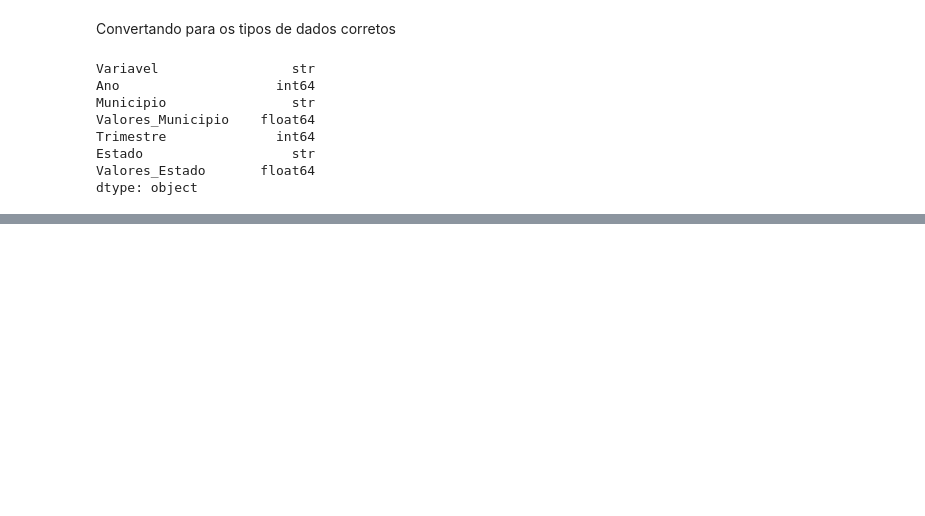
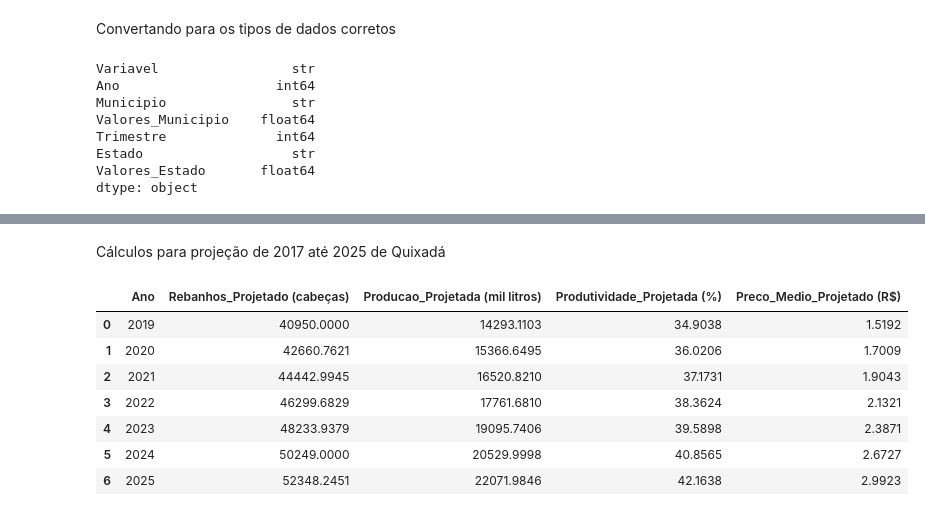
Before and after one commit to RogiRocz/leitcheros, a Jupyter notebook: notebook/dados.ipynb, the cells around one changed output, grey strips where cells are left out. Saved outputs shown, nothing was run; the diff lists cells and outputs as text; code cells hidden in the pictures; blank space fills up the shorter version.

Commit message:
feat: primeiros calculos de projeção

```diff
--- a/notebook/dados.ipynb
+++ b/notebook/dados.ipynb
@@ -259,0 +296,49 @@ df_metricas.to_json('metricas.json', orient='records', force_ascii=False, indent
+# %% [markdown]
+Cálculos para projeção de 2017 até 2025 de Quixadá
+# %%
+projecoes_produtividade = []
+ano_base = 2017
+anos_analise = df_media_e_percentual_trimestral['Ano'].unique()
+
+df_media_e_percentual_trimestral.sort_values('Ano')
+df_producao = df_media_e_percentual_trimestral[df_media_e_percentual_trimestral['Variavel'].str.contains('adquirido', case=False)]
+df_producao = df_producao.groupby(['Ano'])['Media_Anual'].mean()
+valor_inicial = df_producao.iloc[0]
+valor_final = df_producao.iloc[-1]
+cagr_producao = ((valor_final / valor_inicial) ** (1 / (len(anos_analise) - 1))) - 1
+
+df_preco = df_media_e_percentual_trimestral[df_media_e_percentual_trimestral['Variavel'].str.contains('preço médio', case=False)]
+df_preco = df_preco.groupby(['Ano'])['Media_Anual'].mean()
+valor_inicial = df_preco.iloc[0]
+valor_final = df_preco.iloc[-1]
+cagr_preco = ((valor_final / valor_inicial) ** (1 / (len(anos_analise) - 1))) - 1
+
+for ano in anos_analise:
+    t = ano - ano_base
+    rebanhos_proj = rebanho_estimado_2017 * ((1 + cagr) ** t)
+    producao_proj = qntd_produzida_leite * ((1 + cagr_producao) ** t)
+    produtivade_proj = producao_proj / rebanhos_proj
+    preco_medio_proj = media_valor_litro_leite * ((1 + cagr_preco) ** t)
+
+
+    produtividade_projetada = {
+        'Ano': ano,
+        'Rebanhos_Projetado (cabeças)': rebanhos_proj,
+        'Producao_Projetada (mil litros)': producao_proj,
+        'Produtividade_Projetada (%)': produtivade_proj * 100,
+        'Preco_Medio_Projetado (R$)': preco_medio_proj
+    }
+    projecoes_produtividade.append(produtividade_projetada)
+
+projecoes_produtividade
+df_projecoes = pd.DataFrame(projecoes_produtividade)
+df_projecoes
+# %% [output]
+|  | Ano | Rebanhos_Projetado (cabeças) | Producao_Projetada (mil litros) | Produtividade_Projetada (%) | Preco_Medio_Projetado (R$) |
+| 0 | 2019 | 40950.0000 | 14293.1103 | 34.9038 | 1.5192 |
+| 1 | 2020 | 42660.7621 | 15366.6495 | 36.0206 | 1.7009 |
+| 2 | 2021 | 44442.9945 | 16520.8210 | 37.1731 | 1.9043 |
+| 3 | 2022 | 46299.6829 | 17761.6810 | 38.3624 | 2.1321 |
+| 4 | 2023 | 48233.9379 | 19095.7406 | 39.5898 | 2.3871 |
+| 5 | 2024 | 50249.0000 | 20529.9998 | 40.8565 | 2.6727 |
+| 6 | 2025 | 52348.2451 | 22071.9846 | 42.1638 | 2.9923 |
```
Also changed, not shown: parts of 5 cells of this notebook.
